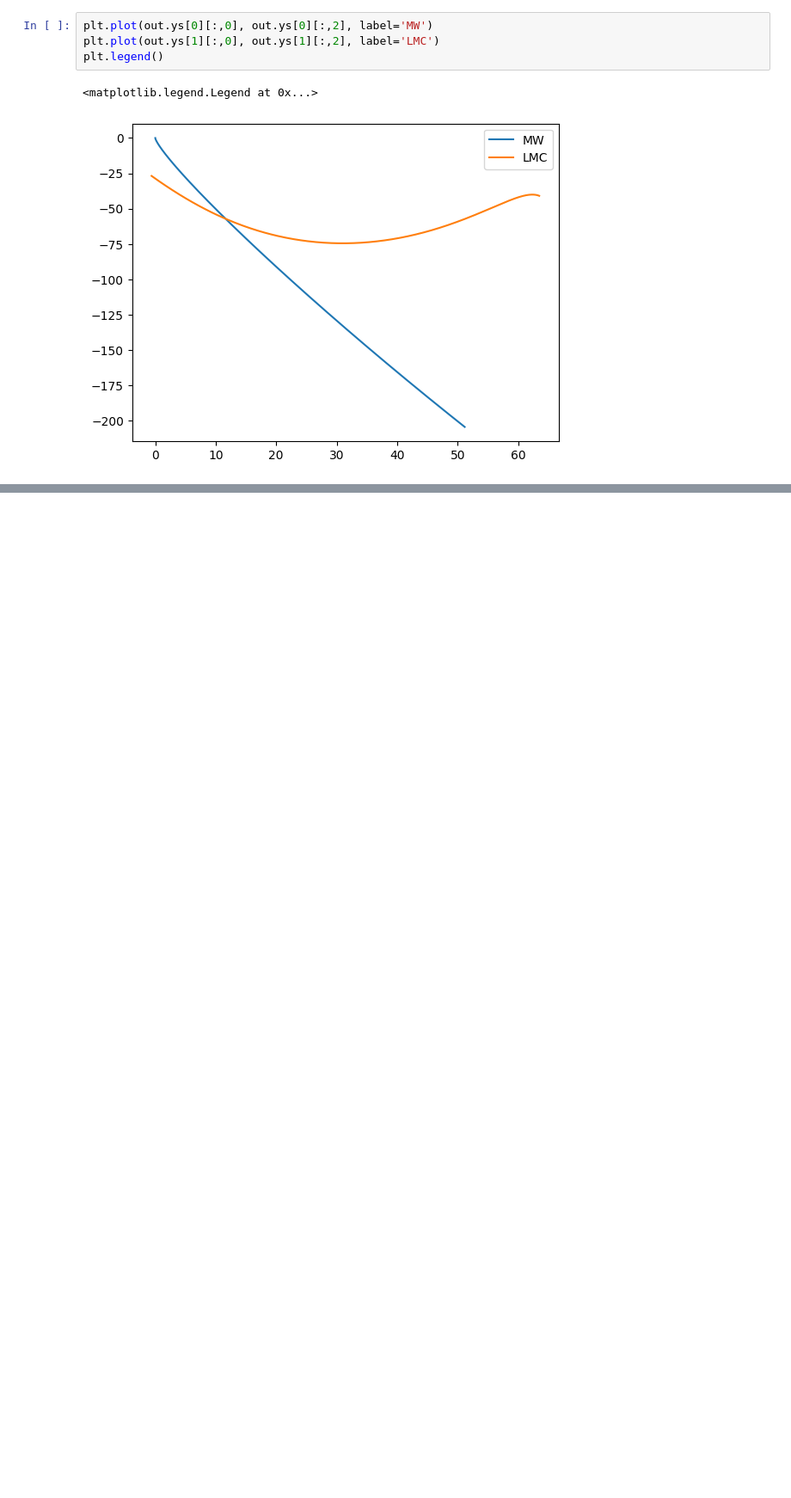
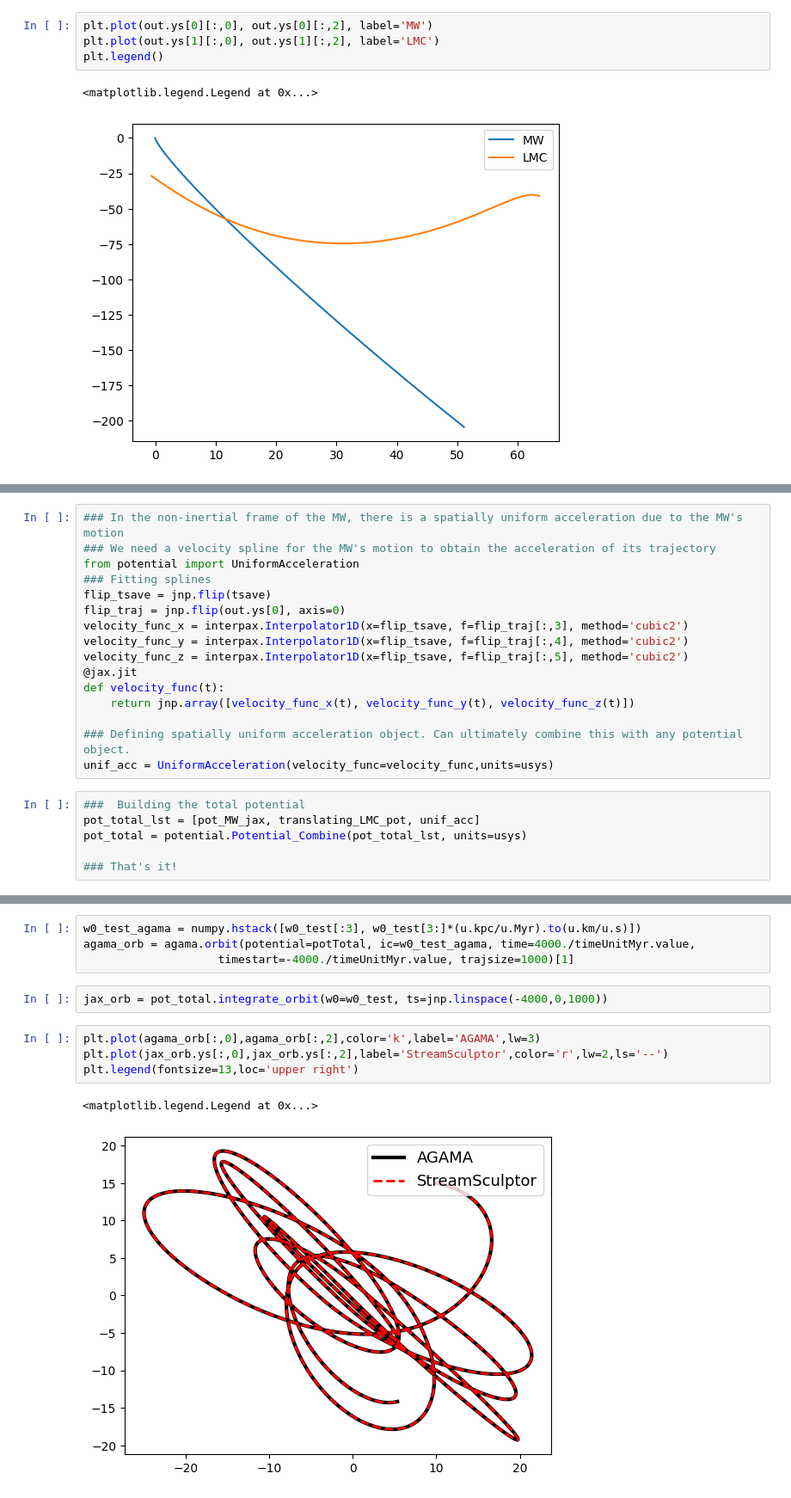
Before and after one commit to jnibauer/streamsculptor, a Jupyter notebook: examples/mw_lmc.ipynb, the cells around one changed output, grey strips where cells are left out. Shown at 86% size. Drawn from its saved outputs; the diff is of its cells as text; blank space fills up the shorter version.

```diff
--- a/examples/mw_lmc.ipynb
+++ b/examples/mw_lmc.ipynb
@@ -138,0 +179,22 @@ plt.legend()
+# %%
+### In the non-inertial frame of the MW, there is a spatially uniform acceleration due to the MW's motion
+### We need a velocity spline for the MW's motion to obtain the acceleration of its trajectory
+from potential import UniformAcceleration
+### Fitting splines
+flip_tsave = jnp.flip(tsave)
+flip_traj = jnp.flip(out.ys[0], axis=0)
+velocity_func_x = interpax.Interpolator1D(x=flip_tsave, f=flip_traj[:,3], method='cubic2')
+velocity_func_y = interpax.Interpolator1D(x=flip_tsave, f=flip_traj[:,4], method='cubic2')
+velocity_func_z = interpax.Interpolator1D(x=flip_tsave, f=flip_traj[:,5], method='cubic2')
+@jax.jit
+def velocity_func(t):
+    return jnp.array([velocity_func_x(t), velocity_func_y(t), velocity_func_z(t)])
+
+### Defining spatially uniform acceleration object. Can ultimately combine this with any potential object.
+unif_acc = UniformAcceleration(velocity_func=velocity_func,units=usys)
+# %%
+###  Building the total potential
+pot_total_lst = [pot_MW_jax, translating_LMC_pot, unif_acc]
+pot_total = potential.Potential_Combine(pot_total_lst, units=usys)
+
+### That's it!
@@ -138,0 +338,13 @@ plt.legend()
+# %%
+w0_test_agama = numpy.hstack([w0_test[:3], w0_test[3:]*(u.kpc/u.Myr).to(u.km/u.s)])
+agama_orb = agama.orbit(potential=potTotal, ic=w0_test_agama, time=4000./timeUnitMyr.value,
+                    timestart=-4000./timeUnitMyr.value, trajsize=1000)[1]
+# %%
+jax_orb = pot_total.integrate_orbit(w0=w0_test, ts=jnp.linspace(-4000,0,1000))
+# %%
+plt.plot(agama_orb[:,0],agama_orb[:,2],color='k',label='AGAMA',lw=3)
+plt.plot(jax_orb.ys[:,0],jax_orb.ys[:,2],label='StreamSculptor',color='r',lw=2,ls='--')
+plt.legend(fontsize=13,loc='upper right')
+# %% [output]
+<matplotlib.legend.Legend at 0x...>
+[figure, added]
```
Also changed, not shown: parts of 9 cells of this notebook, 3 other files.
